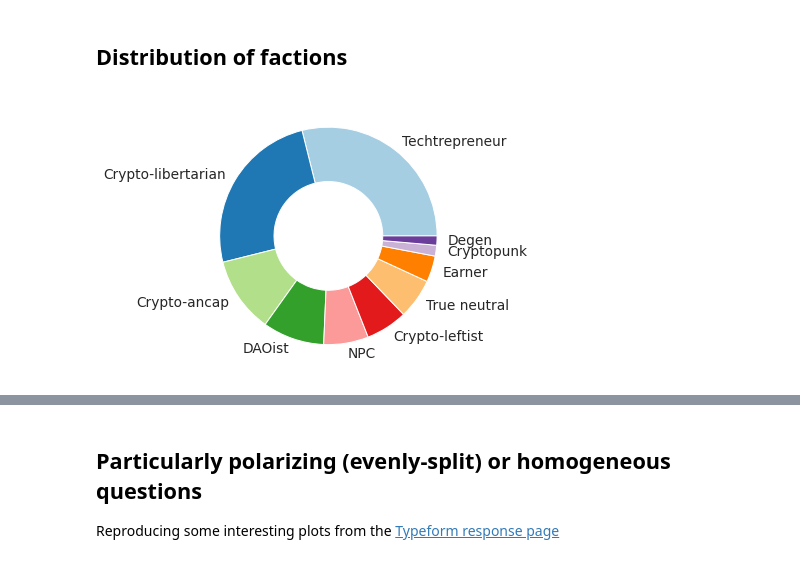
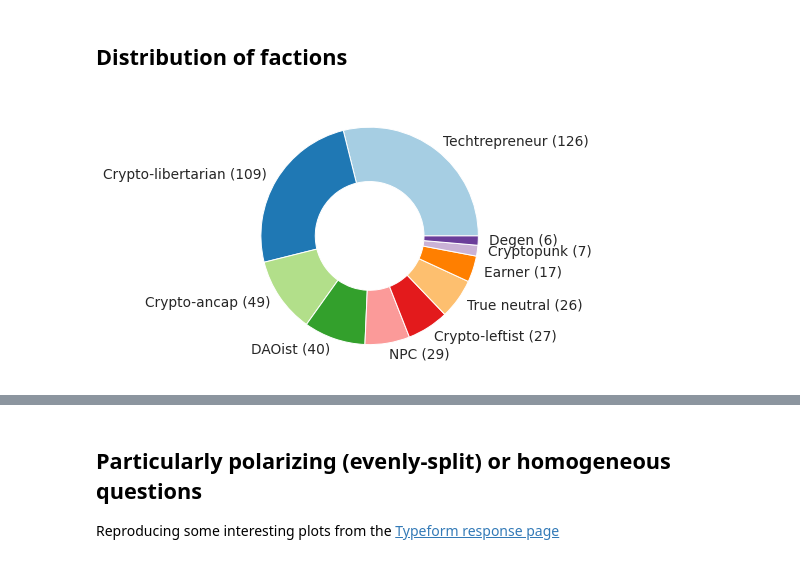
Before and after one commit to notchia/metagov, a Jupyter notebook: cryptopolitics_survey_analysis.ipynb, the cells around one changed output, grey strips where cells are left out. Saved outputs shown, nothing was run; the diff lists cells and outputs as text; code cells hidden in the pictures.

```diff
--- a/cryptopolitics_survey_analysis.ipynb
+++ b/cryptopolitics_survey_analysis.ipynb
@@ -92,11 +93,11 @@ for col in cols_questions[:-1]:
 # %%
 # Pie chart for overall faction
 vals = df_results['classification'].value_counts()
 plt.figure()
-labels = vals.keys()
+labels = [f"{k} ({v})" for k, v in vals.items()]
 fig = plt.pie(vals, labels=labels, colors=sns.color_palette("Paired"), wedgeprops=dict(width=0.5))
 # %% [output]
-[figure, old version]
+[figure, new version]
 # %%
 # Pie chart for specific dimensions
 for col in cols_results[1:]:
```
Also changed, not shown: parts of 58 cells of this notebook.
